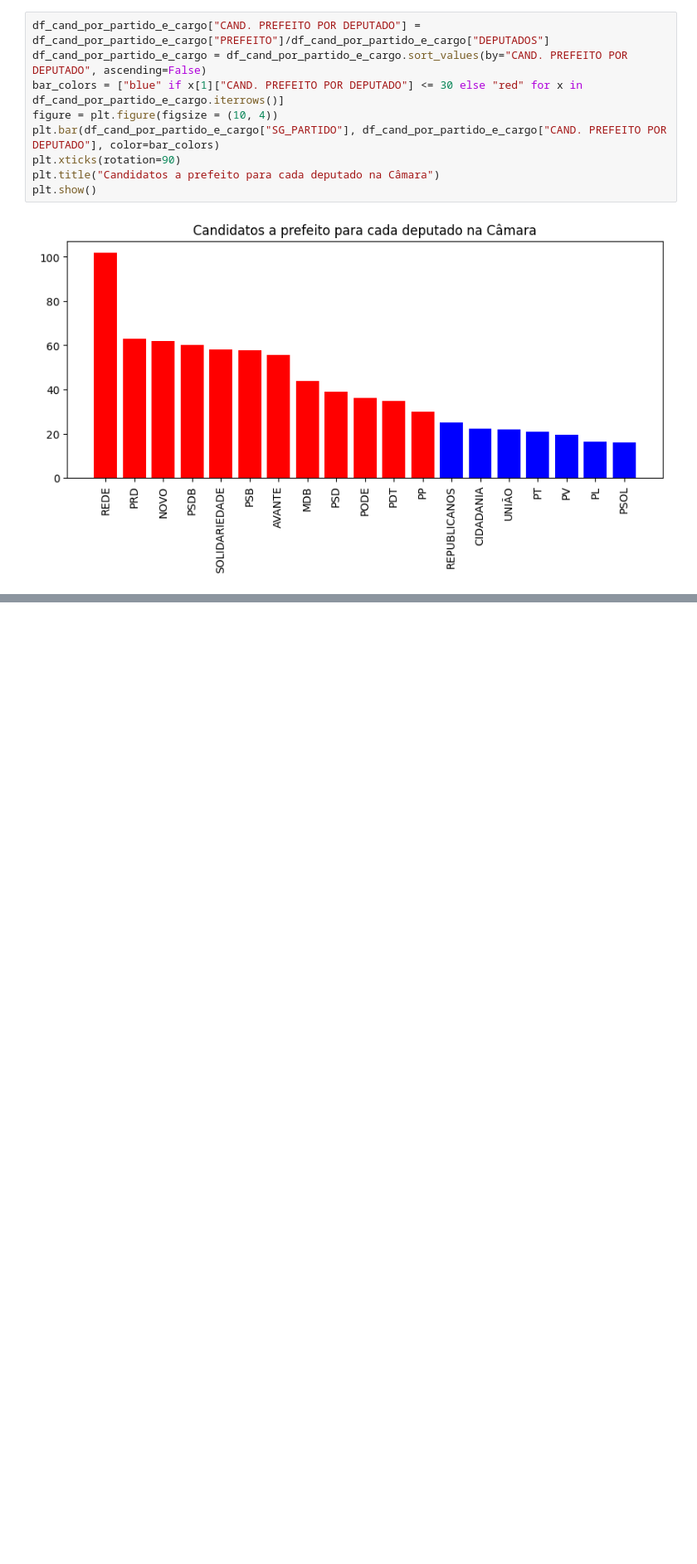
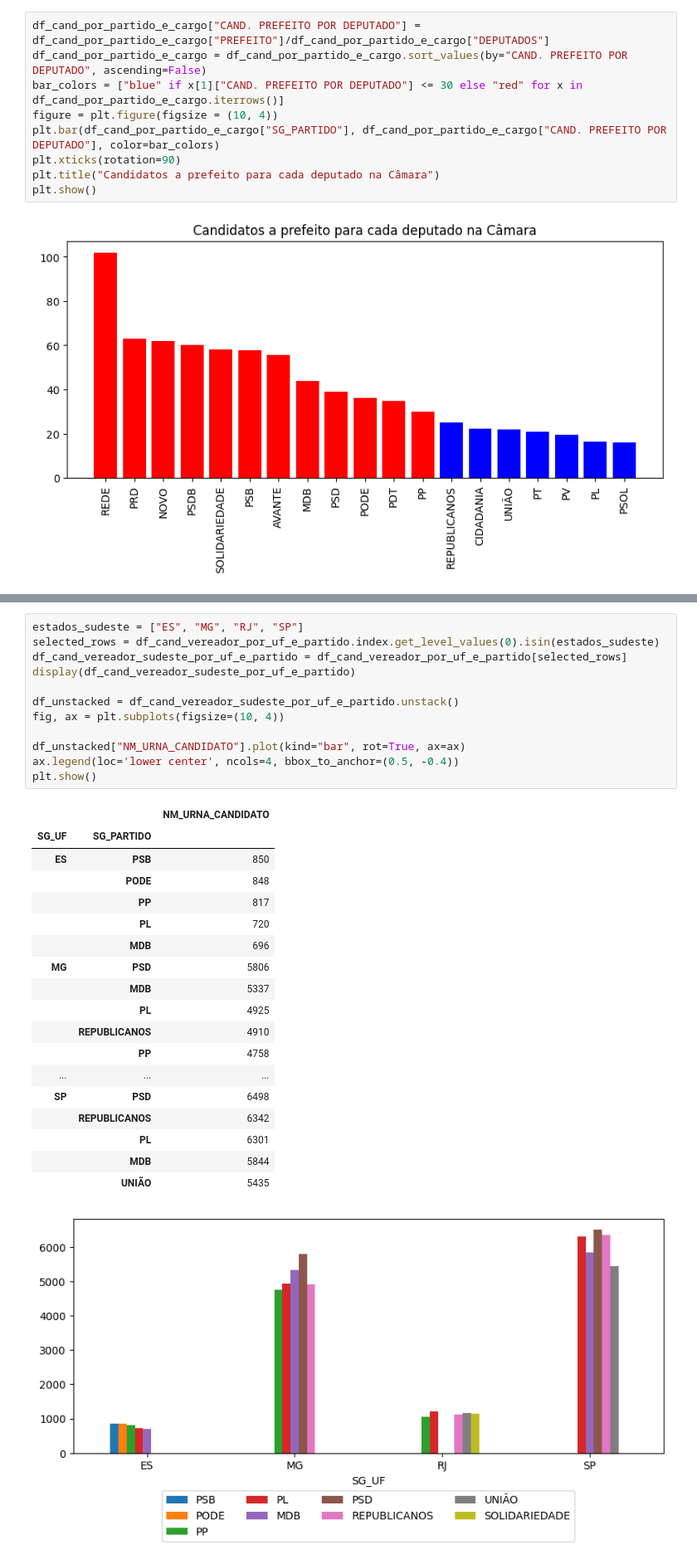
Before and after one commit to nfmmendes/eleicoes-2024-brasil, a Jupyter notebook: Eleições 2024.ipynb, the cells around one changed output, grey strips where cells are left out. Shown at 83% size. Saved outputs shown, nothing was run; the diff lists cells and outputs as text; blank space fills up the shorter version.

```diff
--- a/Eleições 2024.ipynb
+++ b/Eleições 2024.ipynb
@@ -393,0 +440,32 @@ df_cand_vereador_por_uf_e_partido = df_candidatos_vereador[["SG_UF", "NM_URNA_CA
+# %%
+estados_sudeste = ["ES", "MG", "RJ", "SP"]
+selected_rows = df_cand_vereador_por_uf_e_partido.index.get_level_values(0).isin(estados_sudeste)
+df_cand_vereador_sudeste_por_uf_e_partido = df_cand_vereador_por_uf_e_partido[selected_rows]
+display(df_cand_vereador_sudeste_por_uf_e_partido)
+
+df_unstacked = df_cand_vereador_sudeste_por_uf_e_partido.unstack()
+fig, ax = plt.subplots(figsize=(10, 4))
+
+df_unstacked["NM_URNA_CANDIDATO"].plot(kind="bar", rot=True, ax=ax)
+ax.legend(loc='lower center', ncols=4, bbox_to_anchor=(0.5, -0.4))
+plt.show()
+# %% [output]
+|  |  | NM_URNA_CANDIDATO |
+| SG_UF | SG_PARTIDO |  |
+| ES | PSB | 850 |
+|  | PODE | 848 |
+|  | PP | 817 |
+|  | PL | 720 |
+|  | MDB | 696 |
+| MG | PSD | 5806 |
+|  | MDB | 5337 |
+|  | PL | 4925 |
+|  | REPUBLICANOS | 4910 |
+|  | PP | 4758 |
+| ... | ... | ... |
+| SP | PSD | 6498 |
+|  | REPUBLICANOS | 6342 |
+|  | PL | 6301 |
+|  | MDB | 5844 |
+|  | UNIÃO | 5435 |
+[figure, added]
```
Also changed, not shown: parts of 6 cells of this notebook.
